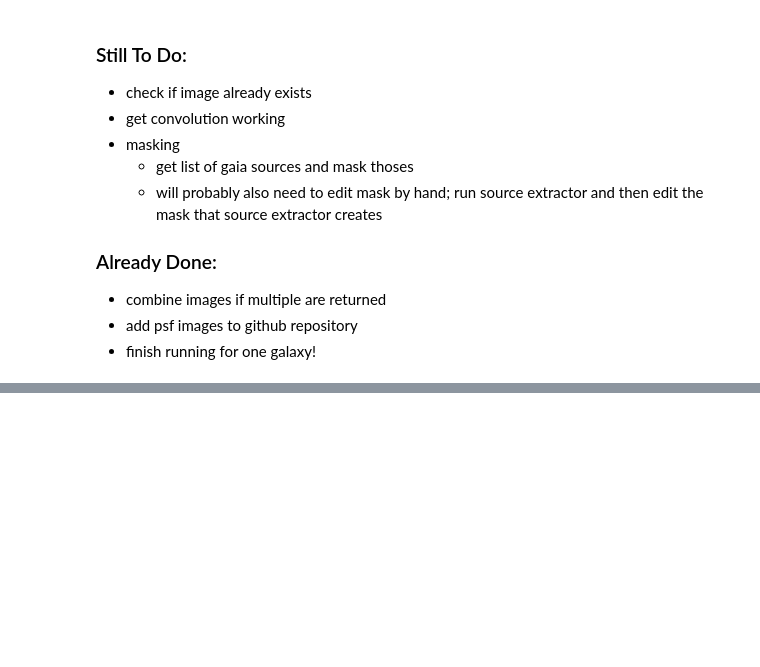
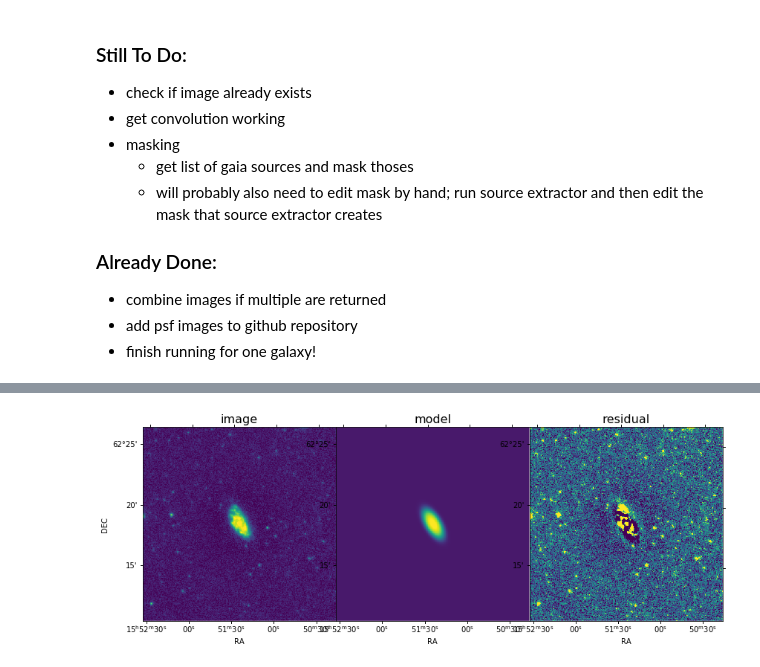
Before and after one commit to rfinn/virgowise, a Jupyter notebook: notebooks/howto-run-wisesize.ipynb, the cells around one changed output, grey strips where cells are left out. Cells and saved outputs as stored; diff of their text form; code cells hidden in the pictures; blank space fills up the shorter version.

```diff
--- a/notebooks/howto-run-wisesize.ipynb
+++ b/notebooks/howto-run-wisesize.ipynb
@@ -230,0 +279,4 @@ CHI2NU :  0.59
+# %%
+g.display_galfit_model(percentile1=5,percentile2=99.9)
+# %% [output]
+[figure, added]
```
Also changed, not shown: parts of 7 cells of this notebook, 1 other file.
